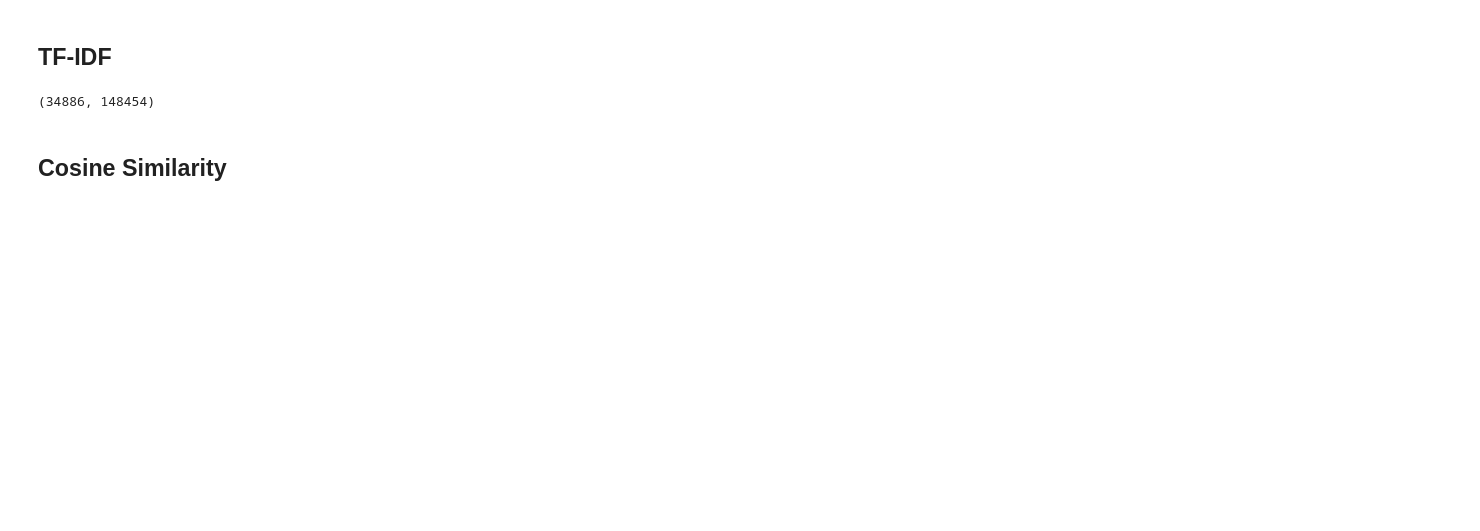
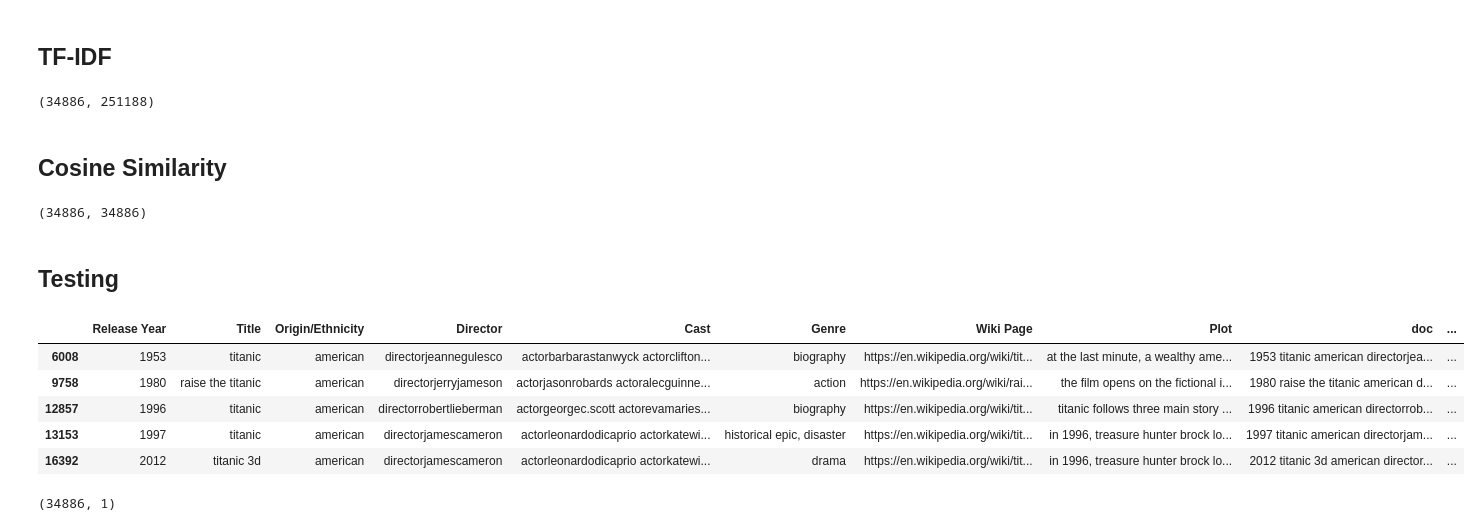
Before and after one commit to kavehbc/machine-learning-2, a Jupyter notebook: notebooks/21-nlp-movie-rec.ipynb, the cells around one changed output. Drawn from its saved outputs; the diff is of its cells as text; code cells hidden in the pictures; blank space fills up the shorter version.

```diff
--- a/notebooks/21-nlp-movie-rec.ipynb
+++ b/notebooks/21-nlp-movie-rec.ipynb
@@ -122,0 +139,5 @@ df.sample(5)
+# %%
+df["doc"] = df["doc"].str.replace("[^a-z 0-9]+", "", regex=True)
+# %%
+pd.set_option('display.max_colwidth', None)
+df[["doc"]].sample(10)
@@ -122,0 +186,14 @@ df.sample(5)
+# %%
+lemmatizer = WordNetLemmatizer()
+stemmer = PorterStemmer()
+
+def preprocess(sentence):
+    tokenizer = RegexpTokenizer(r'\w+')
+    tokens = tokenizer.tokenize(sentence)
+
+    filtered_words = [w for w in tokens if len(w) > 2 if not w in stopwords.words('english')]
+    stem_words=[stemmer.stem(w) for w in filtered_words]
+    lemma_words=[lemmatizer.lemmatize(w) for w in stem_words]
+    return " ".join(lemma_words)
+
+df['doc_clean'] = df['doc'].map(lambda s:preprocess(s))
@@ -124,12 +215,19 @@ df.sample(5)
 ## TF-IDF
 # %%
 vectorizer = TfidfVectorizer()
-X = vectorizer.fit_transform(df["doc"])
+X = vectorizer.fit_transform(df["doc_clean"])
 column_names = vectorizer.get_feature_names_out()
 
 df_tf_idf = pd.DataFrame(X.toarray(), columns=column_names)
 df_tf_idf.shape
 # %% [output]
-(34886, 148454)
+(34886, 251188)
 # %% [markdown]
 ## Cosine Similarity
+# %%
+from sklearn.metrics.pairwise import cosine_similarity
+
+df_cos_sim = pd.DataFrame(cosine_similarity(df_tf_idf, dense_output=True))
+df_cos_sim.shape
+# %% [output]
+(34886, 34886)
@@ -135,0 +236,20 @@ df_tf_idf.shape
+# %% [markdown]
+## Testing
+# %%
+pd.set_option('display.max_colwidth', 50)
+# %%
+query = 'titanic'
+
+df[df["Title"].str.contains("titanic")]
+# %% [output]
+|  | Release Year | Title | Origin/Ethnicity | Director | Cast | Genre | Wiki Page | Plot | doc | ... |
+| 6008 | 1953 | titanic | american | directorjeannegulesco | actorbarbarastanwyck actorclifton... | biography | https://en.wikipedia.org/wiki/tit... | at the last minute, a wealthy ame... | 1953 titanic american directorjea... | ... |
+| 9758 | 1980 | raise the titanic | american | directorjerryjameson | actorjasonrobards actoralecguinne... | action | https://en.wikipedia.org/wiki/rai... | the film opens on the fictional i... | 1980 raise the titanic american d... | ... |
+| 12857 | 1996 | titanic | american | directorrobertlieberman | actorgeorgec.scott actorevamaries... | biography | https://en.wikipedia.org/wiki/tit... | titanic follows three main story ... | 1996 titanic american directorrob... | ... |
+| 13153 | 1997 | titanic | american | directorjamescameron | actorleonardodicaprio actorkatewi... | historical epic, disaster | https://en.wikipedia.org/wiki/tit... | in 1996, treasure hunter brock lo... | 1997 titanic american directorjam... | ... |
+| 16392 | 2012 | titanic 3d | american | directorjamescameron | actorleonardodicaprio actorkatewi... | drama | https://en.wikipedia.org/wiki/tit... | in 1996, treasure hunter brock lo... | 2012 titanic 3d american director... | ... |
+# %%
+df_titanic = df_cos_sim[[13153]] # titanic movie
+df_titanic.shape
+# %% [output]
+(34886, 1)
```
Also changed, not shown: parts of 17 cells of this notebook, 1 other file.
